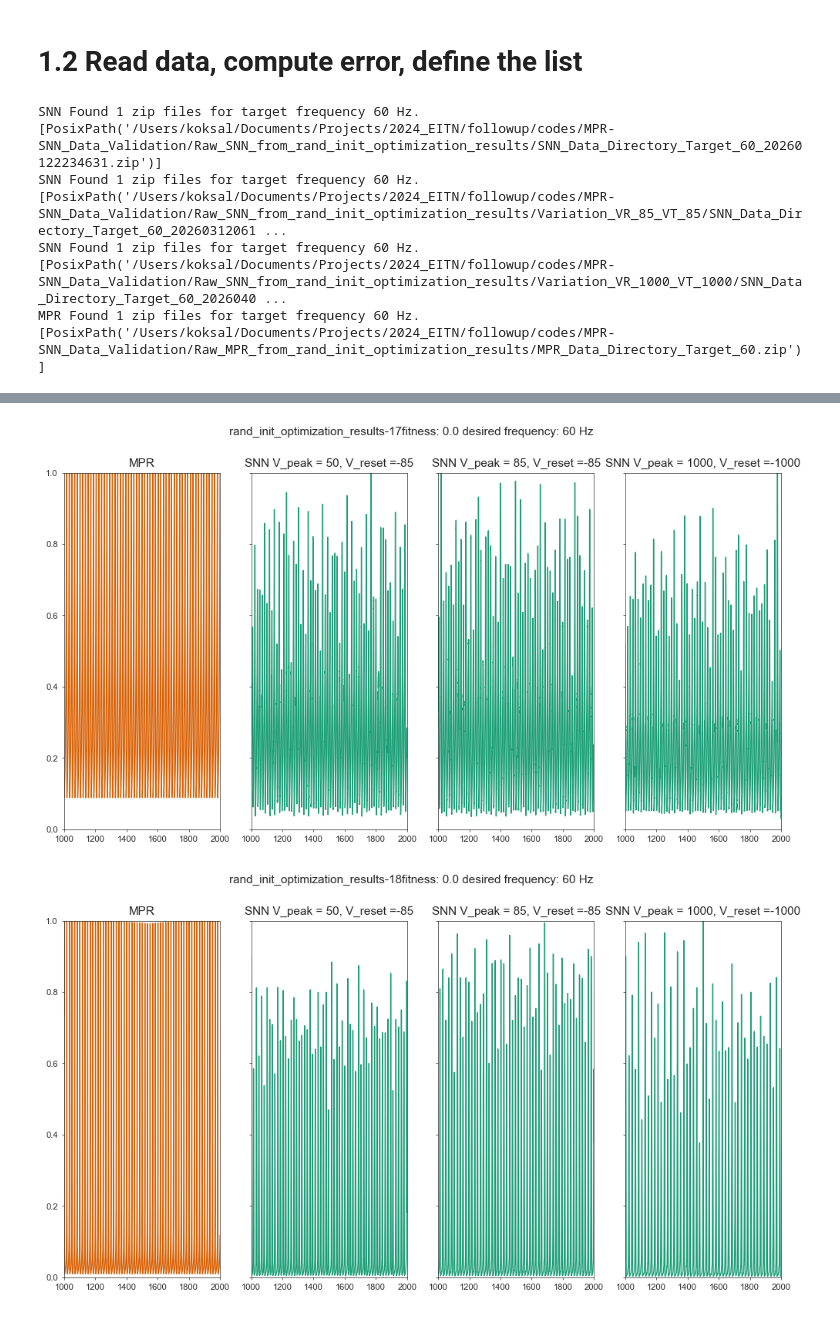
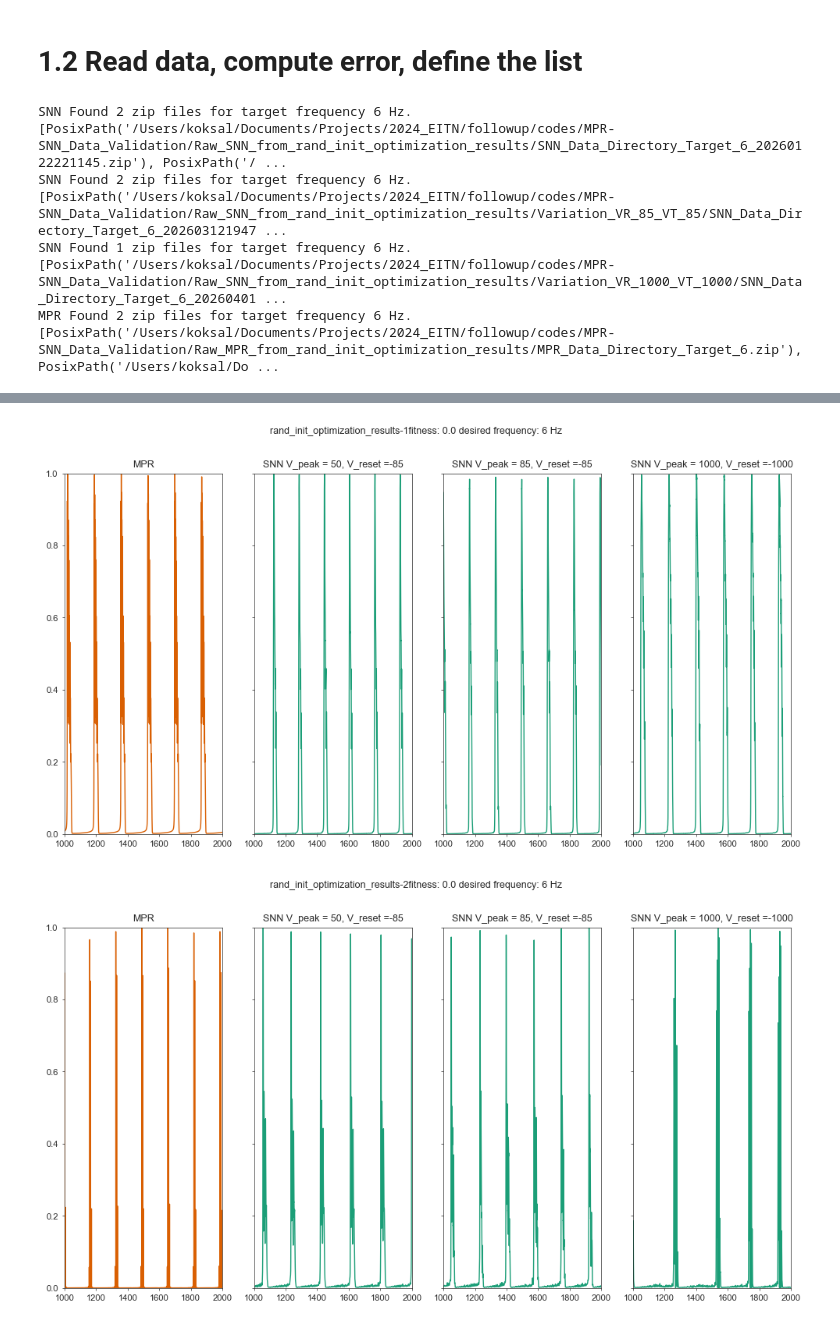
Before and after one commit to rosagross/mpr-oscillations-snn, a Jupyter notebook: Module_2.6_SNN-MPR_Comparison_visualize_activity.ipynb, the cells around one changed output, grey strips where cells are left out. Drawn from its saved outputs; the diff is of its cells as text; code cells hidden in the pictures.

```diff
--- a/Module_2.6_SNN-MPR_Comparison_visualize_activity.ipynb
+++ b/Module_2.6_SNN-MPR_Comparison_visualize_activity.ipynb
@@ -108,7 +106,7 @@ def find_peaks_PS(frequencies, power_spectrum, target_freq, isitrange=True):
 # %% [markdown]
 # 1.2 Read data, compute error, define the list
 # %%
-target_freq = 60 # Target frequency in Hz
+target_freq = 6 # Target frequency in Hz
 from pathlib import PurePosixPath
 import re
 
@@ -144,7 +142,7 @@ for parameter_set_file in ['rand_init_optimization_results']:
     zip_path_var_1000 = Path('/Users/koksal/Documents/Projects/2024_EITN/followup/codes/MPR-SNN_Data_Validation/Raw_SNN_from_'+parameter_set_file+variationvrvt)
     zip_files_var_1000 = list(zip_path_var_1000.glob("*.zip"))
     # group the ones starting with SNN_Data_Directory_Target+str(target_freq)
-    zip_files_target_var_1000 = [z for z in zip_files_var_1000 if f'SNN_Data_Directory_Target_{target_freq}' in z.name]
+    zip_files_target_var_1000 = [z for z in zip_files_var_1000 if f'SNN_Data_Directory_Target_{target_freq}_' in z.name]
     print(f"SNN Found {len(zip_files_target_var_1000)} zip files for target frequency {target_freq} Hz.")
     print(zip_files_target_var_1000)
 
@@ -201,11 +199,11 @@ for parameter_set_file in ['rand_init_optimization_results']:
 
             ax[1].set_xlim(1000, 2000)
 # %% [output]
-SNN Found 1 zip files for target frequency 60 Hz.
-[PosixPath('/Users/koksal/Documents/Projects/2024_EITN/followup/codes/MPR-SNN_Data_Validation/Raw_SNN_from_rand_init_optimization_results/SNN_Data_Directory_Target_60_20260122234631.zip')]
-SNN Found 1 zip files for target frequency 60 Hz.
-[PosixPath('/Users/koksal/Documents/Projects/2024_EITN/followup/codes/MPR-SNN_Data_Validation/Raw_SNN_from_rand_init_optimization_results/Variation_VR_85_VT_85/SNN_Data_Directory_Target_60_20260312061 ...
-SNN Found 1 zip files for target frequency 60 Hz.
-[PosixPath('/Users/koksal/Documents/Projects/2024_EITN/followup/codes/MPR-SNN_Data_Validation/Raw_SNN_from_rand_init_optimization_results/Variation_VR_1000_VT_1000/SNN_Data_Directory_Target_60_2026040 ...
-MPR Found 1 zip files for target frequency 60 Hz.
-[PosixPath('/Users/koksal/Documents/Projects/2024_EITN/followup/codes/MPR-SNN_Data_Validation/Raw_MPR_from_rand_init_optimization_results/MPR_Data_Directory_Target_60.zip')]
+SNN Found 2 zip files for target frequency 6 Hz.
+[PosixPath('/Users/koksal/Documents/Projects/2024_EITN/followup/codes/MPR-SNN_Data_Validation/Raw_SNN_from_rand_init_optimization_results/SNN_Data_Directory_Target_6_20260122221145.zip'), PosixPath('/ ...
+SNN Found 2 zip files for target frequency 6 Hz.
+[PosixPath('/Users/koksal/Documents/Projects/2024_EITN/followup/codes/MPR-SNN_Data_Validation/Raw_SNN_from_rand_init_optimization_results/Variation_VR_85_VT_85/SNN_Data_Directory_Target_6_202603121947 ...
+SNN Found 1 zip files for target frequency 6 Hz.
+[PosixPath('/Users/koksal/Documents/Projects/2024_EITN/followup/codes/MPR-SNN_Data_Validation/Raw_SNN_from_rand_init_optimization_results/Variation_VR_1000_VT_1000/SNN_Data_Directory_Target_6_20260401 ...
+MPR Found 2 zip files for target frequency 6 Hz.
+[PosixPath('/Users/koksal/Documents/Projects/2024_EITN/followup/codes/MPR-SNN_Data_Validation/Raw_MPR_from_rand_init_optimization_results/MPR_Data_Directory_Target_6.zip'), PosixPath('/Users/koksal/Do ...
@@ -213,2 +211,2 @@ MPR Found 1 zip files for target frequency 60 Hz.
-[figure, old version]
+[figure, new version]
-[figure, old version]
+[figure, new version]
```
Also changed, not shown: parts of 2 cells of this notebook, 6 other files.
